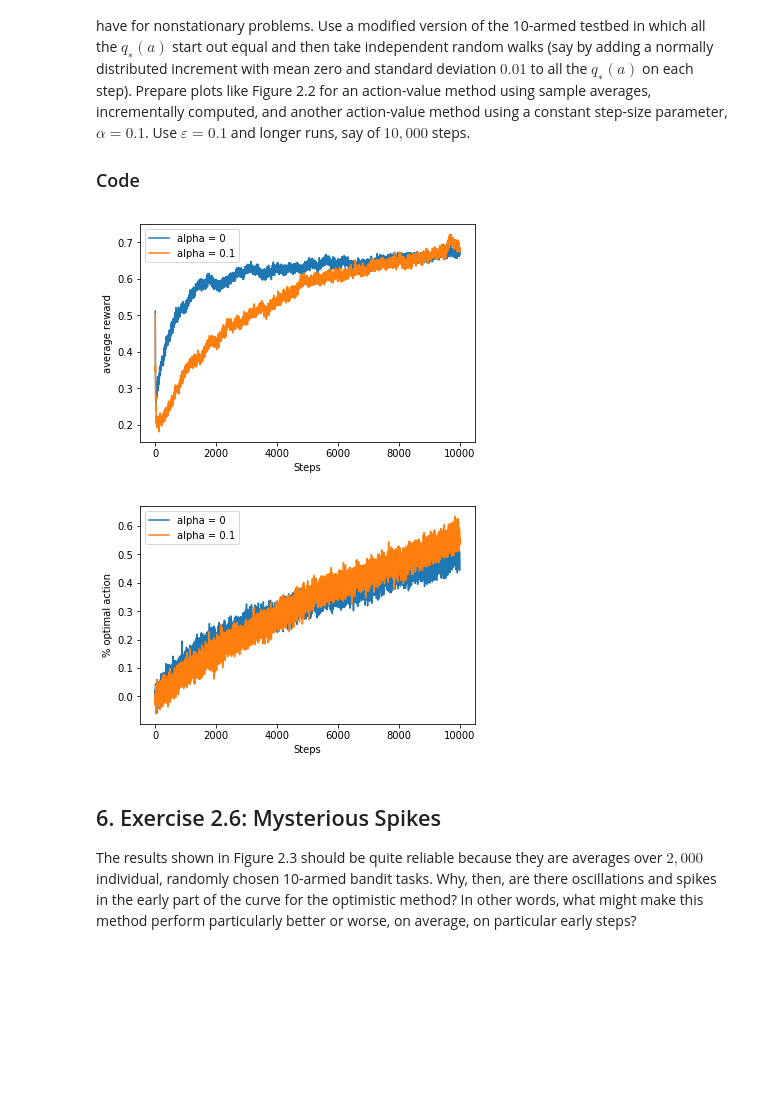
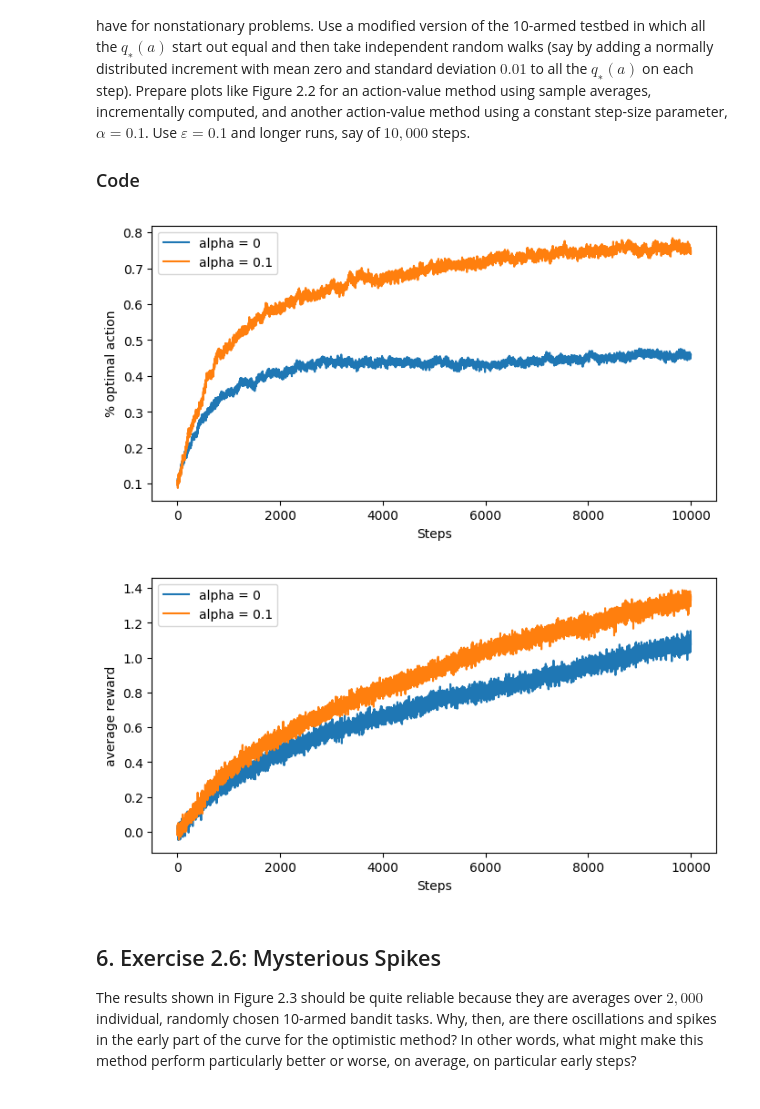
Before and after one commit to dominhhai/rl-intro, a Jupyter notebook: chap2-solutions.ipynb, the cells around one changed output. Saved outputs shown, nothing was run; the diff lists cells and outputs as text; code cells hidden in the pictures; blank space fills up the shorter version.

```diff
--- a/chap2-solutions.ipynb
+++ b/chap2-solutions.ipynb
@@ -52,9 +52,9 @@ import matplotlib.pyplot as plt
 import numpy as np
 
 class Bandit:
-    def __init__(self, kArm=10, randWalkVariance=1e-2, epsilon=0.1, alpha=0.1):
+    def __init__(self, kArm=10, randWalkStdDeviation=0.01, epsilon=0.1, alpha=0.1):
         self.kArm = kArm
-        self.randWalkVariance = randWalkVariance
+        self.randWalkStdDeviation = randWalkStdDeviation
         self.epsilon = epsilon
         self.alpha = alpha
 
@@ -66,14 +66,16 @@ class Bandit:
         return np.argmax(self.qTrue)
 
     def selectAction(self):
+        # random walks for all qTrue
+        for k in range(0, self.kArm):
+            self.qTrue[k] += self.randWalkStdDeviation * np.random.randn()
+
         # select an action
         action = 0
         if np.random.binomial(1, self.epsilon) == 1:
             action = np.random.choice(self.kArm)
         else:
             action = np.argmax(self.qEst)
-        # random walks
-        self.qTrue[action] += self.randWalkVariance * np.random.randn()
         # get reward
         reward = np.random.randn() + self.qTrue[action]
         # estimate Q
@@ -88,37 +90,37 @@ class Bandit:
 
 def run(nBandits=2000, time=10000, epsilon=0.1, alphas=[]):
     optimalActions = [np.zeros(time, dtype='float') for _ in range(0, len(alphas))]
     averageRewards = [np.zeros(time, dtype='float') for _ in range(0, len(alphas))]
     for idx, alpha in enumerate(alphas):
         totalOptimalAction = 0
         totalReward = 0
         for _ in range(0, nBandits):
             bandit = Bandit(epsilon=epsilon, alpha=alpha)
             for t in range(0, time):
                 action, reward = bandit.selectAction()
                 averageRewards[idx][t] += reward
                 if action == bandit.getOptimalAction():
                     optimalActions[idx][t] += 1
         # get average
         optimalActions[idx] /= nBandits
         averageRewards[idx] /= nBandits
 
     return optimalActions, averageRewards
 
 alphas = [0, 0.1]
 results = run(alphas=alphas)
 for idx, result in enumerate(results):
-    plt.figure()
+    plt.figure(figsize=(8,4),dpi=100)
     for alpha, data in zip(alphas, result):
         plt.plot(data, label='alpha = '+str(alpha))
     plt.xlabel('Steps')
-    plt.ylabel('average reward' if idx == 0 else '% optimal action')
+    plt.ylabel('% optimal action' if idx == 0 else 'average reward')
     plt.legend()
 
 plt.show()
 # %% [output]
-[figure, old version]
+[figure, new version]
-[figure, old version]
+[figure, new version]
 # %% [markdown]
 ## 6. Exercise 2.6: Mysterious Spikes
 The results shown in Figure 2.3 should be quite reliable because they are averages over $2,000$ individual, randomly chosen 10-armed bandit tasks. Why, then, are there oscillations and spikes in the early part of the curve for the optimistic method? In other words, what might make this method perform particularly better or worse, on average, on particular early steps?
```
Also changed, not shown: parts of 3 cells of this notebook.
